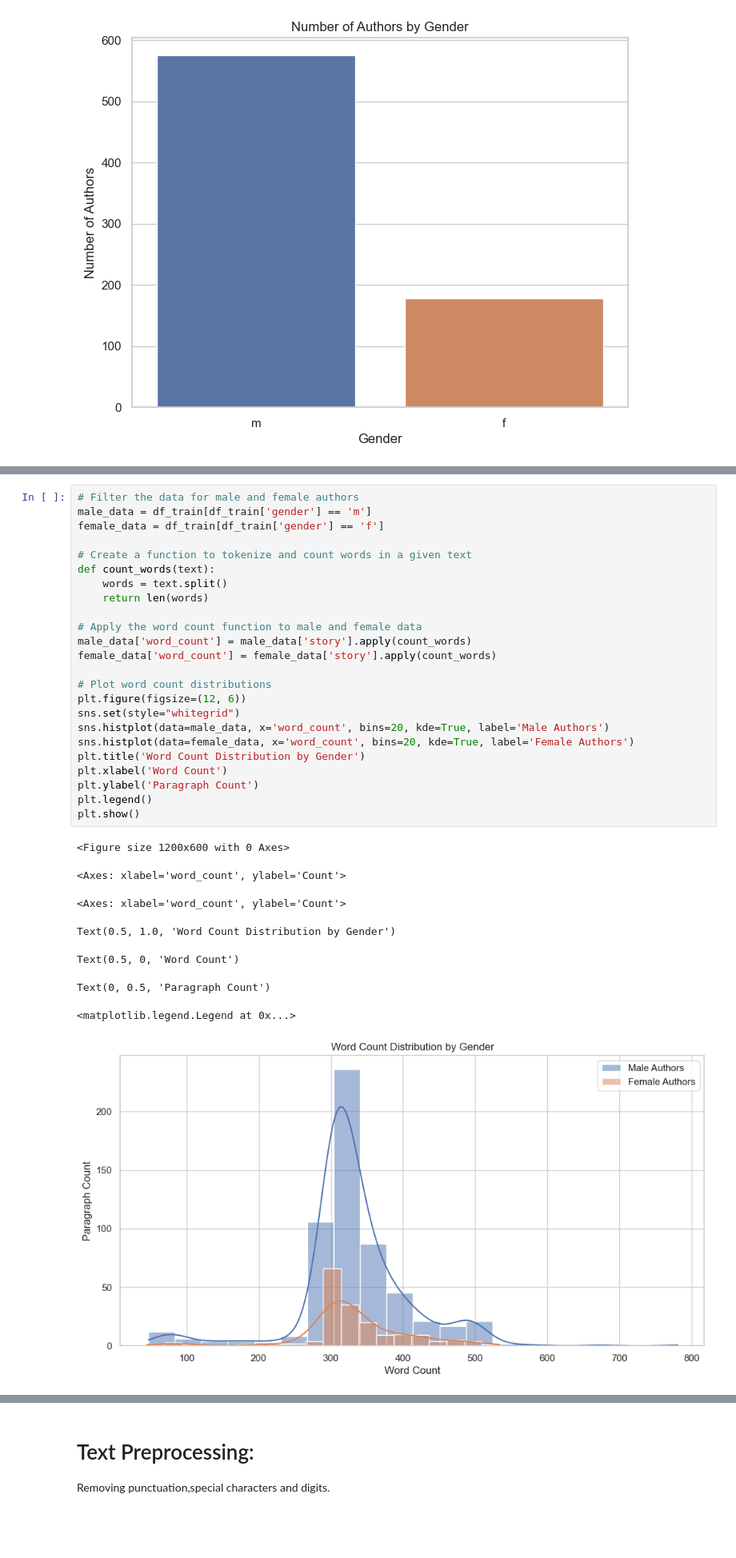
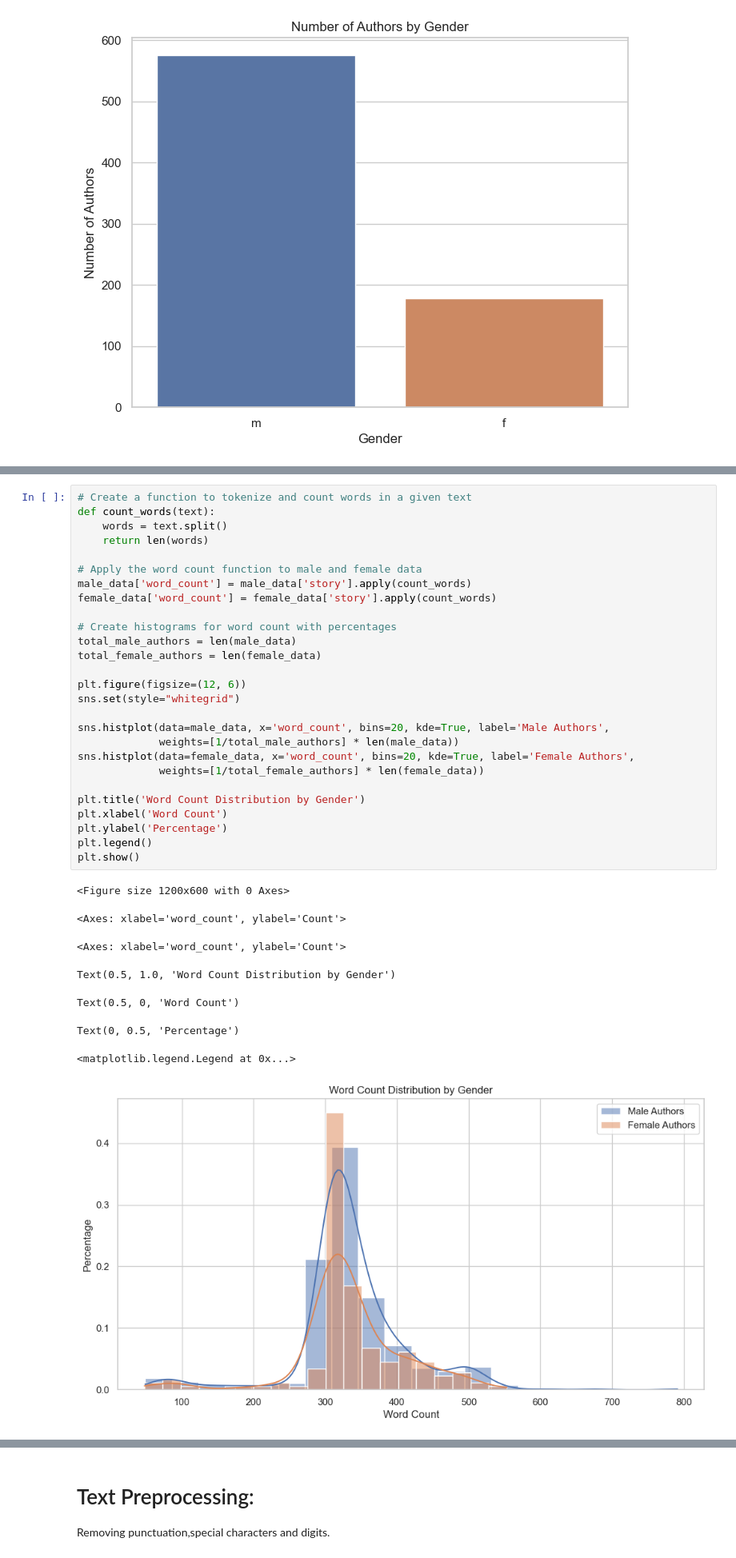
Before and after one commit to ItayGalili/Machine-learning-project, a Jupyter notebook: assignment3-text_analysis/Assignment3-text-analysis.ipynb, the cells around one changed output, grey strips where cells are left out. Shown at 80% size. Drawn from its saved outputs; the diff is of its cells as text; blank space fills up the shorter version.

```diff
--- a/assignment3-text_analysis/Assignment3-text-analysis.ipynb
+++ b/assignment3-text_analysis/Assignment3-text-analysis.ipynb
@@ -195,33 +182,36 @@ Text(0, 0.5, 'Number of Authors')
 # %%
-# Filter the data for male and female authors
-male_data = df_train[df_train['gender'] == 'm']
-female_data = df_train[df_train['gender'] == 'f']
-
 # Create a function to tokenize and count words in a given text
 def count_words(text):
     words = text.split()
     return len(words)
 
 # Apply the word count function to male and female data
 male_data['word_count'] = male_data['story'].apply(count_words)
 female_data['word_count'] = female_data['story'].apply(count_words)
 
-# Plot word count distributions
+# Create histograms for word count with percentages
+total_male_authors = len(male_data)
+total_female_authors = len(female_data)
+
 plt.figure(figsize=(12, 6))
 sns.set(style="whitegrid")
-sns.histplot(data=male_data, x='word_count', bins=20, kde=True, label='Male Authors')
-sns.histplot(data=female_data, x='word_count', bins=20, kde=True, label='Female Authors')
+
+sns.histplot(data=male_data, x='word_count', bins=20, kde=True, label='Male Authors',
+             weights=[1/total_male_authors] * len(male_data))
+sns.histplot(data=female_data, x='word_count', bins=20, kde=True, label='Female Authors',
+             weights=[1/total_female_authors] * len(female_data))
+
 plt.title('Word Count Distribution by Gender')
 plt.xlabel('Word Count')
-plt.ylabel('Paragraph Count')
+plt.ylabel('Percentage')
 plt.legend()
 plt.show()
 # %% [output]
 <Figure size 1200x600 with 0 Axes>
 <Axes: xlabel='word_count', ylabel='Count'>
 <Axes: xlabel='word_count', ylabel='Count'>
 Text(0.5, 1.0, 'Word Count Distribution by Gender')
 Text(0.5, 0, 'Word Count')
-Text(0, 0.5, 'Paragraph Count')
+Text(0, 0.5, 'Percentage')
 <matplotlib.legend.Legend at 0x...>
-[figure, old version]
+[figure, new version]
```
Also changed, not shown: parts of 13 cells of this notebook.
